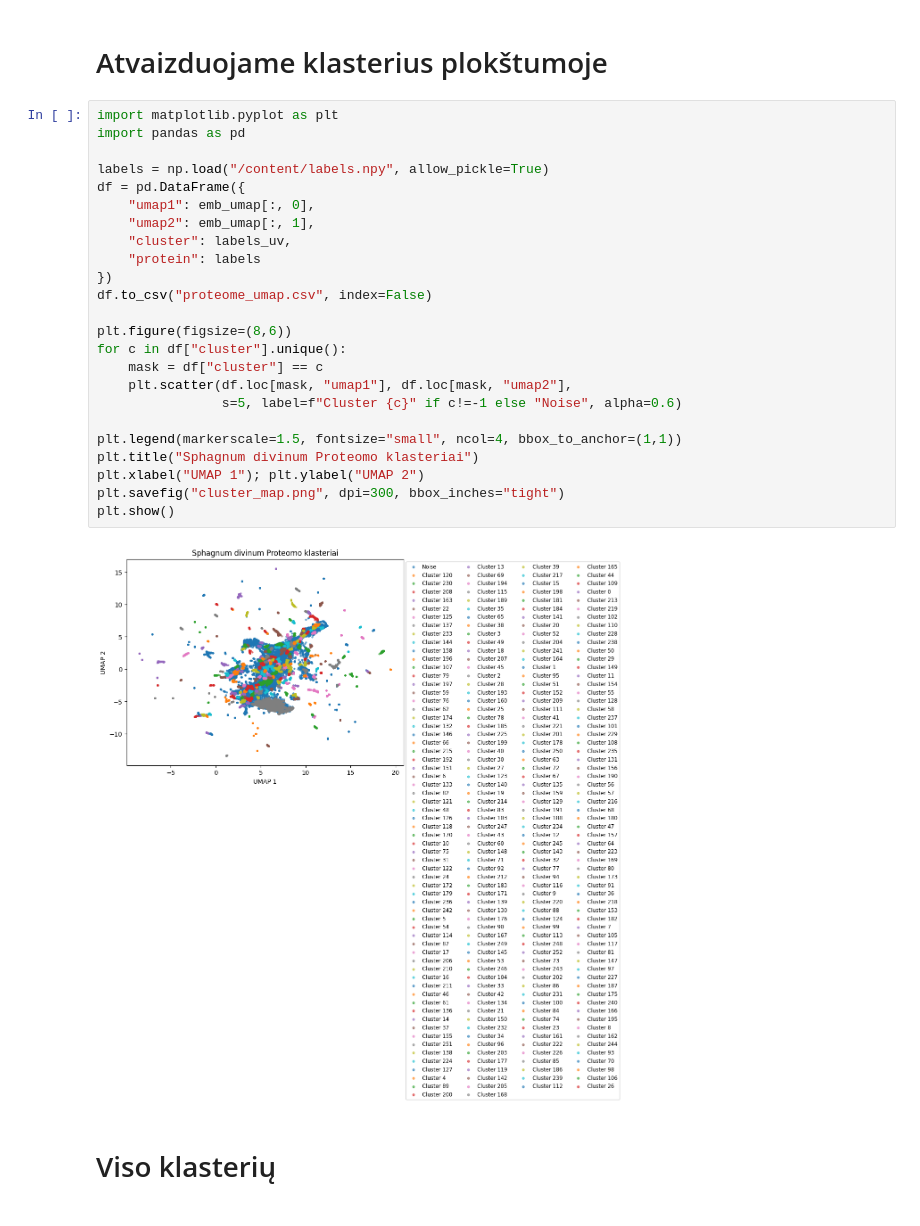
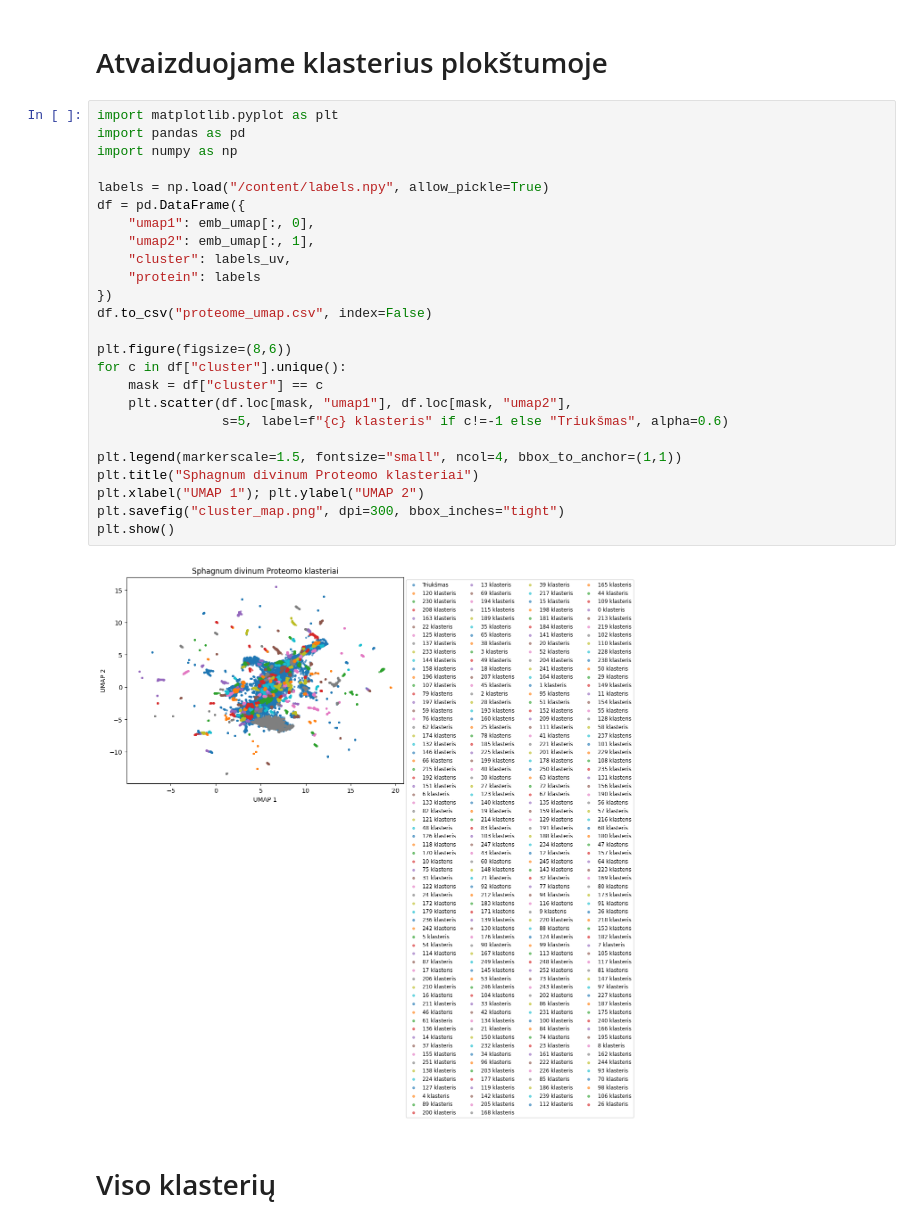
Before and after one commit to Komceks/Sphagnum-divinum-protein-function-prediction-using-ESM-1b, a Jupyter notebook: scripts/ESM_1b_analizė.ipynb, the cells around one changed output. Cells and saved outputs as stored; diff of their text form.

Commit message:
style: translate figure metadata to lithuanian language

```diff
--- a/scripts/ESM_1b_analizė.ipynb
+++ b/scripts/ESM_1b_analizė.ipynb
@@ -137,29 +137,30 @@ labels_uv = clusterer.fit_predict(emb_umap)
 # %%
 import matplotlib.pyplot as plt
 import pandas as pd
+import numpy as np
 
 labels = np.load("/content/labels.npy", allow_pickle=True)
 df = pd.DataFrame({
     "umap1": emb_umap[:, 0],
     "umap2": emb_umap[:, 1],
     "cluster": labels_uv,
     "protein": labels
 })
 df.to_csv("proteome_umap.csv", index=False)
 
 plt.figure(figsize=(8,6))
 for c in df["cluster"].unique():
     mask = df["cluster"] == c
     plt.scatter(df.loc[mask, "umap1"], df.loc[mask, "umap2"],
-                s=5, label=f"Cluster {c}" if c!=-1 else "Noise", alpha=0.6)
+                s=5, label=f"{c} klasteris" if c!=-1 else "Triukšmas", alpha=0.6)
 
 plt.legend(markerscale=1.5, fontsize="small", ncol=4, bbox_to_anchor=(1,1))
 plt.title("Sphagnum divinum Proteomo klasteriai")
 plt.xlabel("UMAP 1"); plt.ylabel("UMAP 2")
 plt.savefig("cluster_map.png", dpi=300, bbox_inches="tight")
 plt.show()
 # %% [output]
-[figure, old version]
+[figure, new version]
 # %% [markdown]
 # Viso klasterių
 # %%
```
Also changed, not shown: parts of 2 cells of this notebook, 3 other files.
